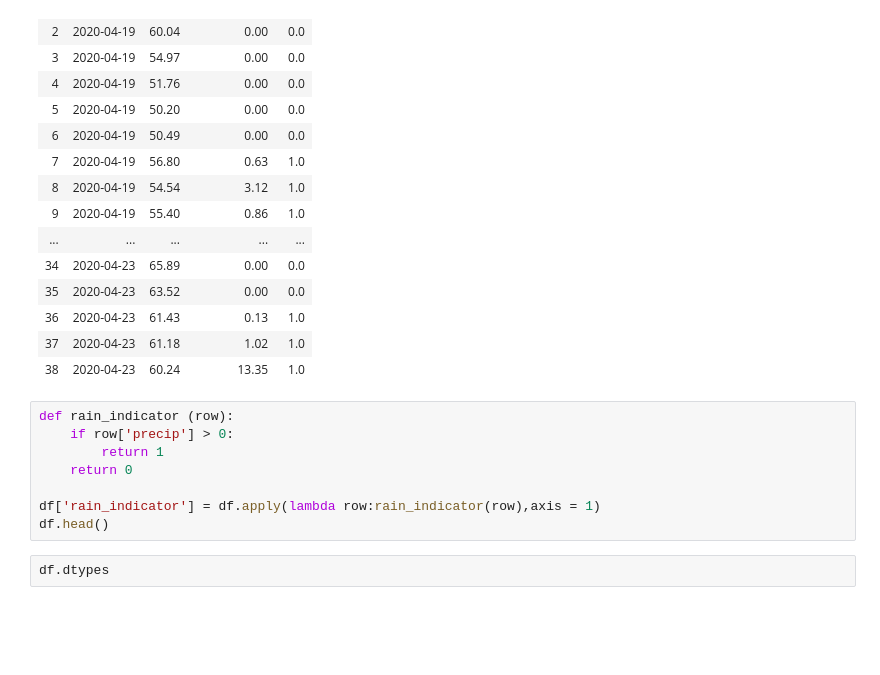
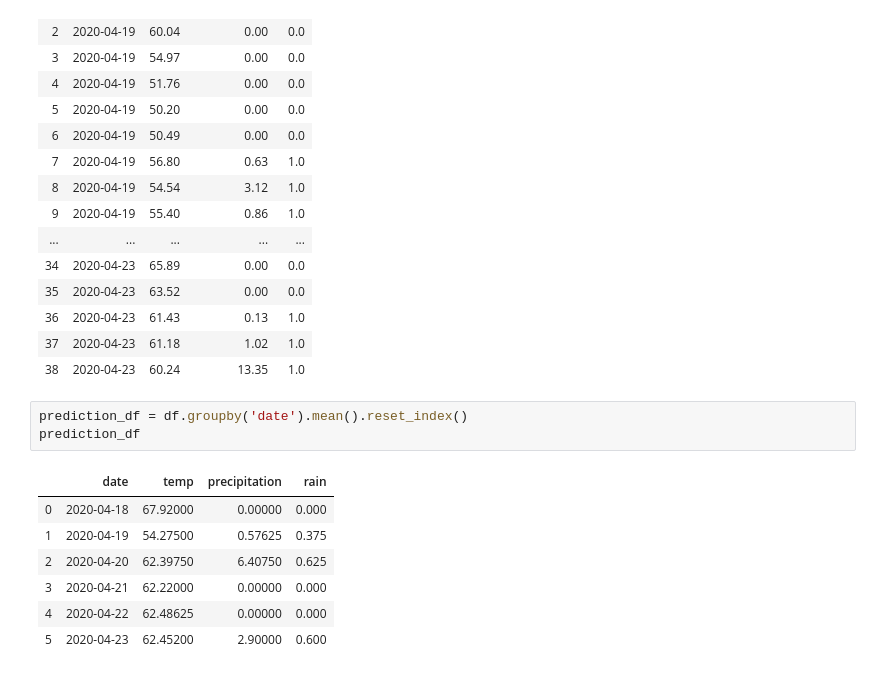
Before and after one commit to balhoffk/TheRottenApples, a Jupyter notebook: soupyweather.ipynb, the cells around one changed output. Cells and saved outputs as stored; diff of their text form; blank space fills up the shorter version.

```diff
--- a/soupyweather.ipynb
+++ b/soupyweather.ipynb
@@ -145,13 +145,14 @@ df
 | 36 | 2020-04-23 | 61.43 | 0.13 | 1.0 |
 | 37 | 2020-04-23 | 61.18 | 1.02 | 1.0 |
 | 38 | 2020-04-23 | 60.24 | 13.35 | 1.0 |
-# %%
-def rain_indicator (row):
-    if row['precip'] > 0:
-        return 1
-    return 0
-
-df['rain_indicator'] = df.apply(lambda row:rain_indicator(row),axis = 1)
-df.head()
-# %%
-df.dtypes
+# %%
+prediction_df = df.groupby('date').mean().reset_index()
+prediction_df
+# %% [output]
+|  | date | temp | precipitation | rain |
+| 0 | 2020-04-18 | 67.92000 | 0.00000 | 0.000 |
+| 1 | 2020-04-19 | 54.27500 | 0.57625 | 0.375 |
+| 2 | 2020-04-20 | 62.39750 | 6.40750 | 0.625 |
+| 3 | 2020-04-21 | 62.22000 | 0.00000 | 0.000 |
+| 4 | 2020-04-22 | 62.48625 | 0.00000 | 0.000 |
+| 5 | 2020-04-23 | 62.45200 | 2.90000 | 0.600 |
```
Also changed, not shown: parts of 3 cells of this notebook.
